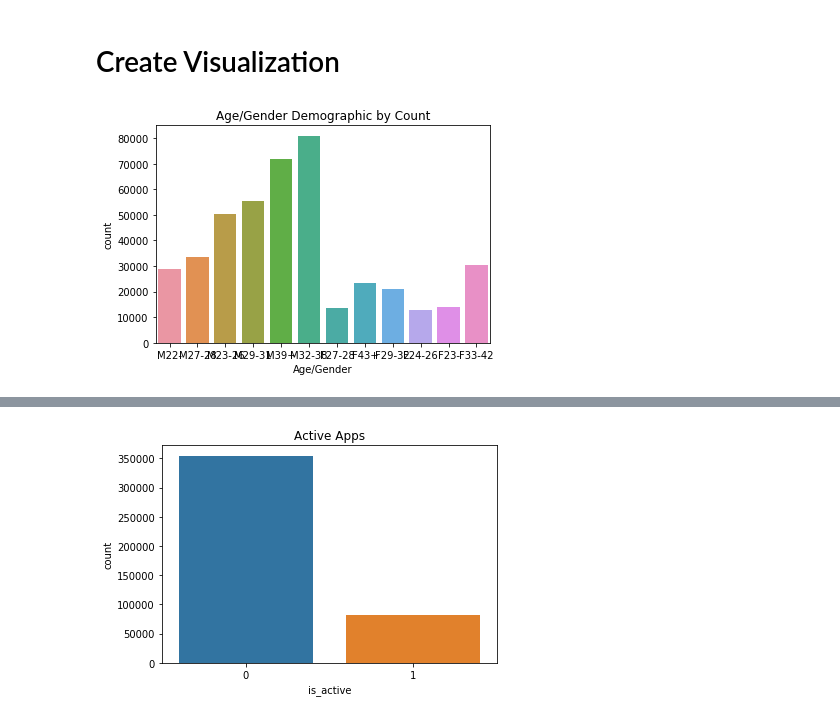
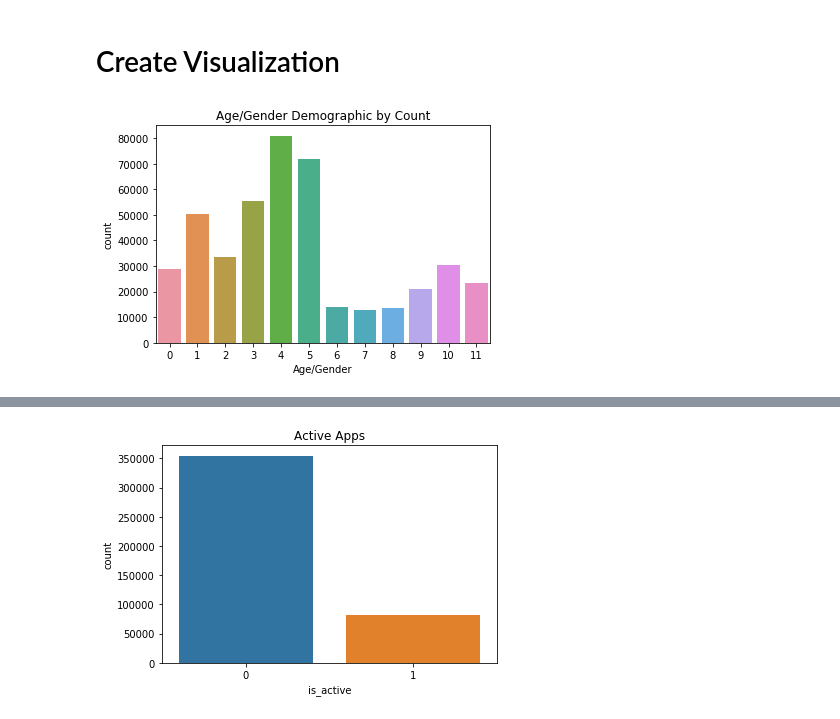
Before and after one commit to jhl126/Talking-Data-User-Demographics, a Jupyter notebook: Final Capstone EDA.ipynb, the cells around one changed output, grey strips where cells are left out. Saved outputs shown, nothing was run; the diff lists cells and outputs as text; code cells hidden in the pictures.

```diff
--- a/Final Capstone EDA.ipynb
+++ b/Final Capstone EDA.ipynb
@@ -955,3 +955,24 @@ final_df.shape
 # %% [output]
 (435990, 635)
 [interactive output not drawn]
+# %%
+# Converting object data to numeric data in group column
+to_num = {
+    "M22-": 0,
+    "M23-26": 1,
+    "M27-28": 2,
+    "M29-31": 3,
+    "M32-38": 4,
+    "M39+": 5,
+    "F23-": 6,
+    "F24-26": 7,
+    "F27-28": 8,
+    "F29-32": 9,
+    "F33-42": 10,
+    "F43+": 11,
+}
+
+# Created new column for numeric group, can now drop old group column
+final_df["num_group"] = final_df["group"].map(to_num)
+final_df = final_df.drop(columns=["group"])
+final_df.head()
@@ -959,13 +989,13 @@ final_df.shape
 # Create Visualization
 # %%
 # Need to change font size of x and y axis
-sns.countplot(final_df["group"])
+sns.countplot(final_df["num_group"])
 plt.title("Age/Gender Demographic by Count")
 plt.ylabel("count")
 plt.xlabel("Age/Gender")
 plt.show()
 # %% [output]
-[figure, old version]
+[figure, new version]
 [interactive output not drawn]
 # %%
 # It seems like most of the data is for non-active apps, however there are still a good amount of active apps.
```
Also changed, not shown: parts of 1 cell of this notebook.
